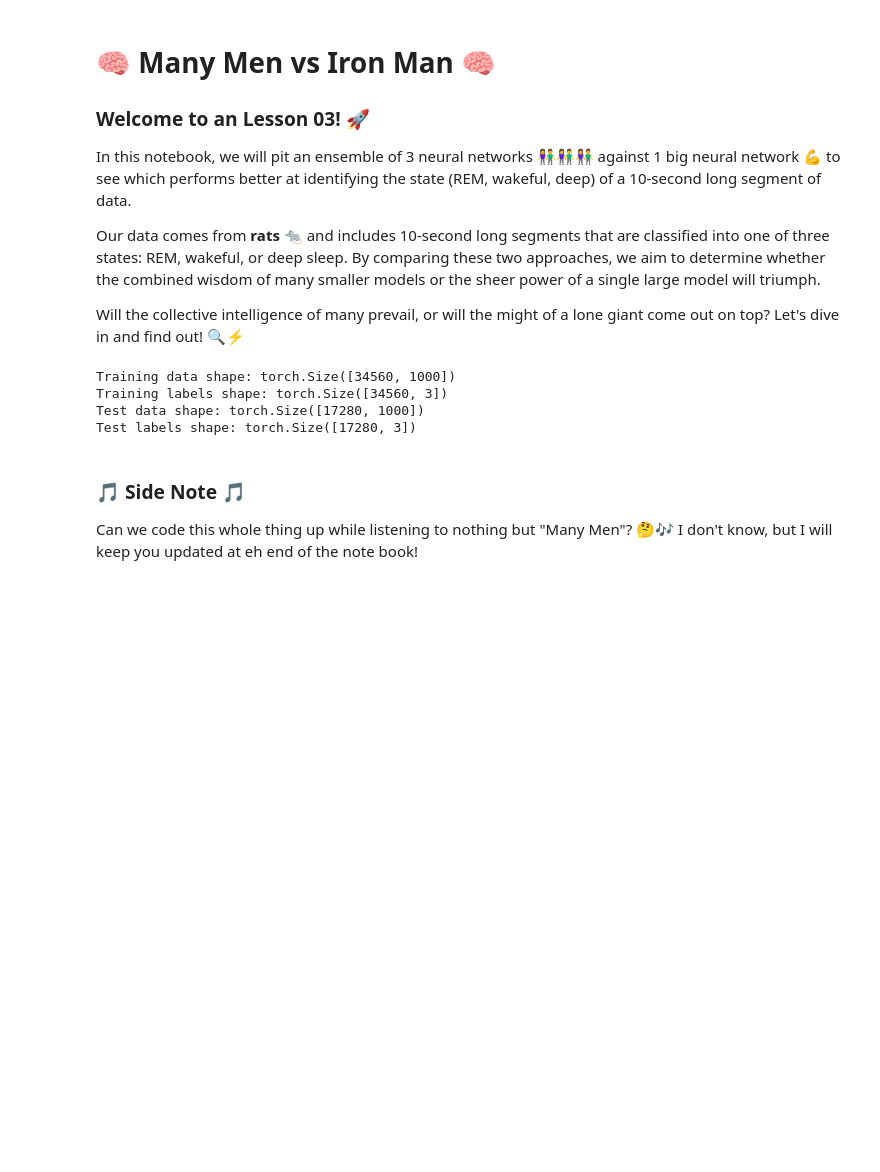
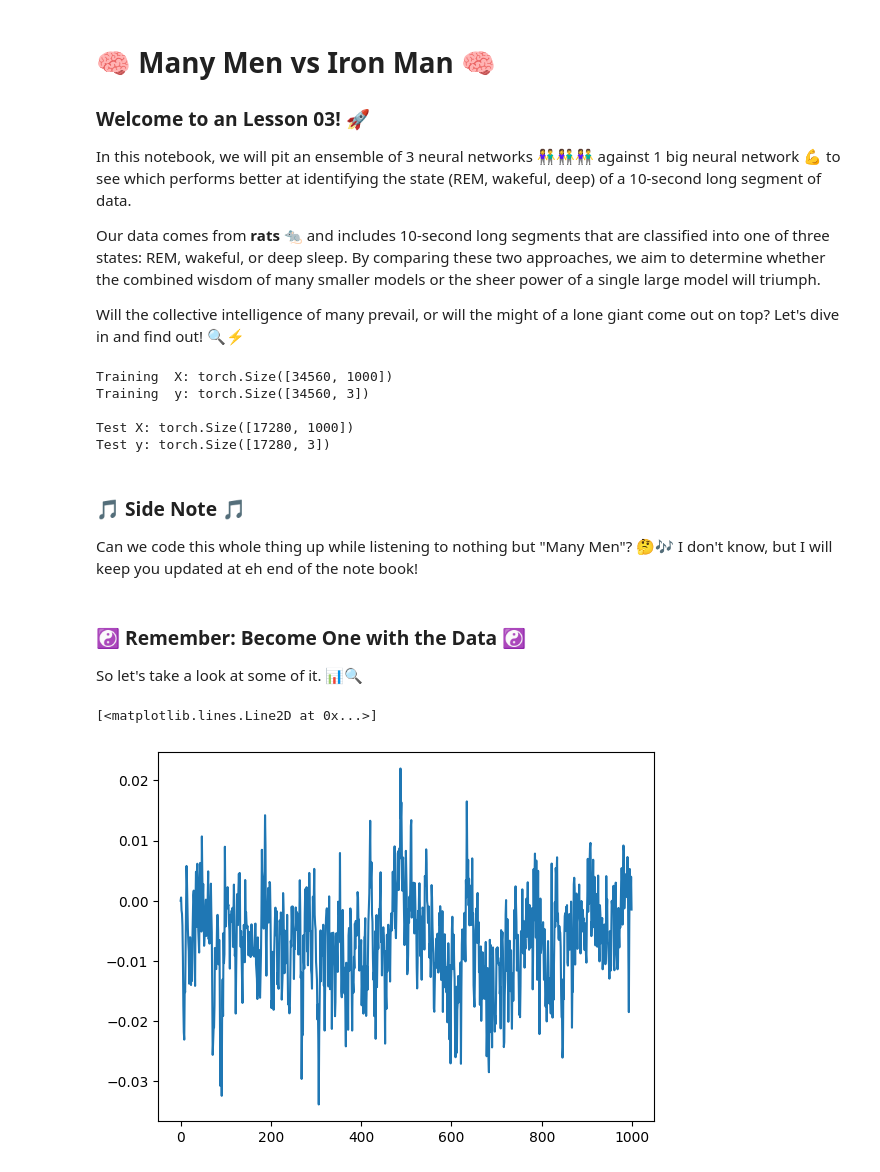
Before and after one commit to KubaJerz/learn-ml, a Jupyter notebook: tinkerLab/03lesson_many_men_vs_ironman.ipynb, the cells around one changed output. Drawn from its saved outputs; the diff is of its cells as text; code cells hidden in the pictures; blank space fills up the shorter version.

```diff
--- a/tinkerLab/03lesson_many_men_vs_ironman.ipynb
+++ b/tinkerLab/03lesson_many_men_vs_ironman.ipynb
@@ -37,16 +38,27 @@ y_train = torch.cat([data[1] for data in train_data])
 X_test = torch.cat([data[0] for data in test_data])
 y_test = torch.cat([data[1] for data in test_data])
 
-print(f"Training data shape: {X_train.shape}")
-print(f"Training labels shape: {y_train.shape}")
-print(f"Test data shape: {X_test.shape}")
-print(f"Test labels shape: {y_test.shape}")
+print(f"Training  X: {X_train.shape}")
+print(f"Training  y: {y_train.shape}\n")
+
+print(f"Test X: {X_test.shape}")
+print(f"Test y: {y_test.shape}")
 # %% [output]
-Training data shape: torch.Size([34560, 1000])
-Training labels shape: torch.Size([34560, 3])
-Test data shape: torch.Size([17280, 1000])
-Test labels shape: torch.Size([17280, 3])
+Training  X: torch.Size([34560, 1000])
+Training  y: torch.Size([34560, 3])
+
+Test X: torch.Size([17280, 1000])
+Test y: torch.Size([17280, 3])
 # %% [markdown]
 ### 🎵 Side Note 🎵
 
 Can we code this whole thing up while listening to nothing but "Many Men"? 🤔🎶 I don't know, but I will keep you updated at eh end of the note book!
+# %% [markdown]
+### ☯️ **Remember: Become One with the Data** ☯️
+
+So let's take a look at some of it. 📊🔍
+# %%
+plt.plot(X_train[0])
+# %% [output]
+[<matplotlib.lines.Line2D at 0x...>]
+[figure, added]
```
Also changed, not shown: parts of 18 cells of this notebook, 3 other files.
